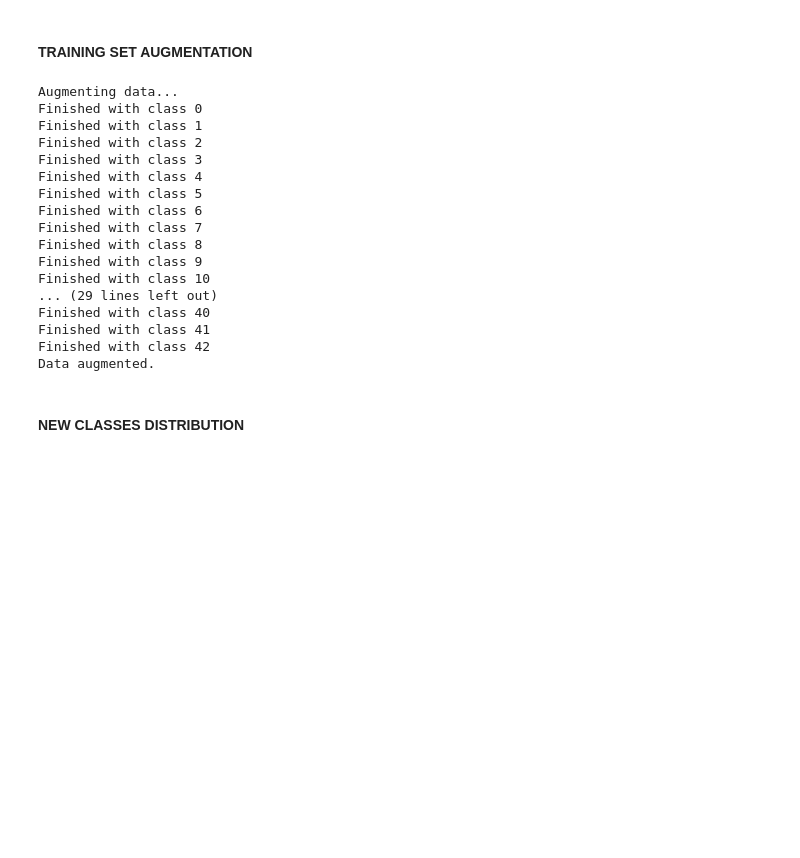
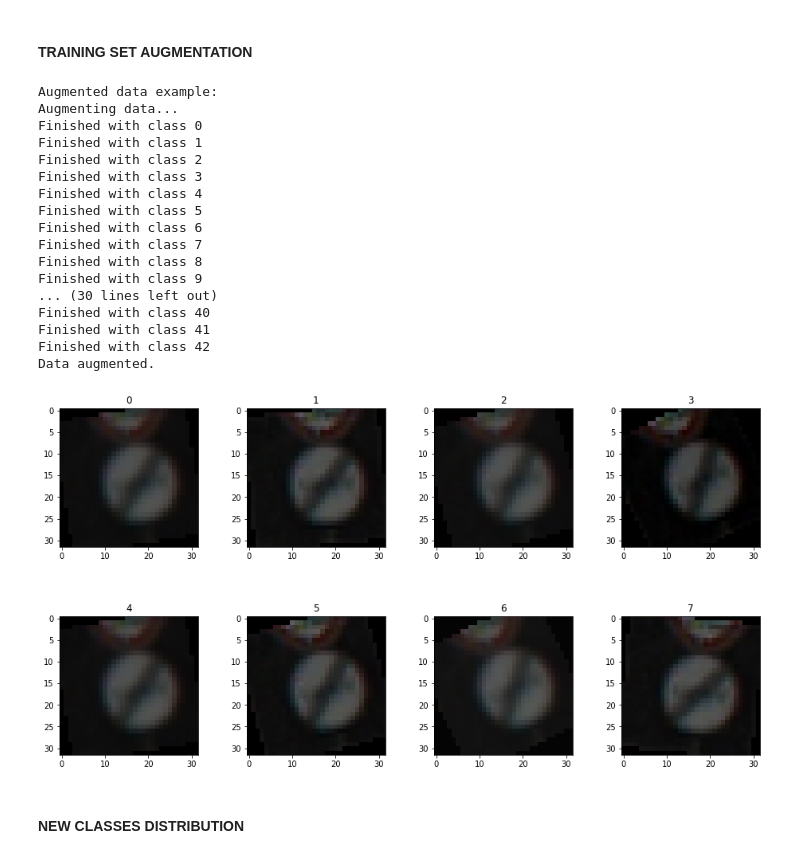
Before and after one commit to Danziger/CarND-T1-P2-Traffic-Sign-Classifier, a Jupyter notebook: src/notebooks/trafficSignClassifier.ipynb, the cells around one changed output. Drawn from its saved outputs; the diff is of its cells as text; code cells hidden in the pictures; blank space fills up the shorter version.

```diff
--- a/src/notebooks/trafficSignClassifier.ipynb
+++ b/src/notebooks/trafficSignClassifier.ipynb
@@ -389,21 +389,23 @@ Processing Testing Set...
 #### TRAINING SET AUGMENTATION
 # %%
 transformation = -1
+
+angles = [-5, 5, -10, 10, -15, 15, -20, 20, -25, 25]
+
 
 def transform(source_img):
     global transformation
 
-    transformation = (transformation + 1) % 8
+    transformation = (transformation + 1) % 4
 
     img = np.copy(source_img)
 
-    if transformation in [1, 3, 5, 7]:
-        img = ndimage.rotate(img, random.randrange(-10, 10), reshape=False)
+    img = ndimage.rotate(img, random.choice(angles), reshape=False)
 
-    if transformation in [2, 3, 6, 7]:
+    if transformation in [1, 3]:
         img = sharpen(img)
 
-    if transformation in [4, 5, 6, 7]:
+    if transformation in [2, 3]:
         im = np.asarray(img, dtype="int32")
         im = im + random.randrange(-10, 10)
         np.clip(im, 0, 255, out=im)
@@ -418,6 +420,19 @@ y_train_aug = np.copy(y_train)
 
 _, counts = np.unique(y_train, return_counts=True)
 
+
+print("Augmented data example:")
+
+testImage = X_valid[0]
+
+gs = getGrid(2, 4)
+
+for i in range(8):
+    sp = plt.subplot(gs[i//4, i%4])
+    sp.imshow(transform(testImage))
+    sp.set_title(i)
+
+
 print("Augmenting data...")
 
 for c in classes:
@@ -425,43 +440,44 @@ for c in classes:
     count = counts[c]
 
     # How many more we want:
-    remaining = (1000 if count < 1000 else 1500 if count < 1500 else 2100) - count
+    # remaining = (1000 if count < 1000 else 1500 if count < 1500 else 2100) - count
+    # remaining = 2100 - count
+    remaining = (1500 if count < 1500 else 2100) - count
 
     # Augment labels:
     y_train_aug = np.append(y_train_aug, np.repeat(c, remaining))
 
     # Get n = remaining random images with the current class to use as a base image to generate new ones:
     base_images_indices = np.random.choice(np.where(y_train == c)[0], remaining)
 
     # Augment images:
     X_train_aug = np.append(X_train_aug, np.array([transform(img) for img in X_train_pre[base_images_indices]]), axis = 0)
 
     assert(len(y_train_aug) == len(X_train_aug))
 
     print("Finished with class %d" % c)
 
 
 print("Data augmented.")
-
-# TODO: Shuffle
 # %% [output]
+Augmented data example:
 Augmenting data...
 Finished with class 0
 Finished with class 1
 Finished with class 2
 Finished with class 3
 Finished with class 4
 Finished with class 5
 Finished with class 6
 Finished with class 7
 Finished with class 8
 Finished with class 9
-Finished with class 10
-... (29 lines left out)
+... (30 lines left out)
 Finished with class 40
 Finished with class 41
 Finished with class 42
 Data augmented.
+[figure, added]
 # %% [markdown]
 #### NEW CLASSES DISTRIBUTION
 # %%
```
Also changed, not shown: parts of 11 cells of this notebook.
